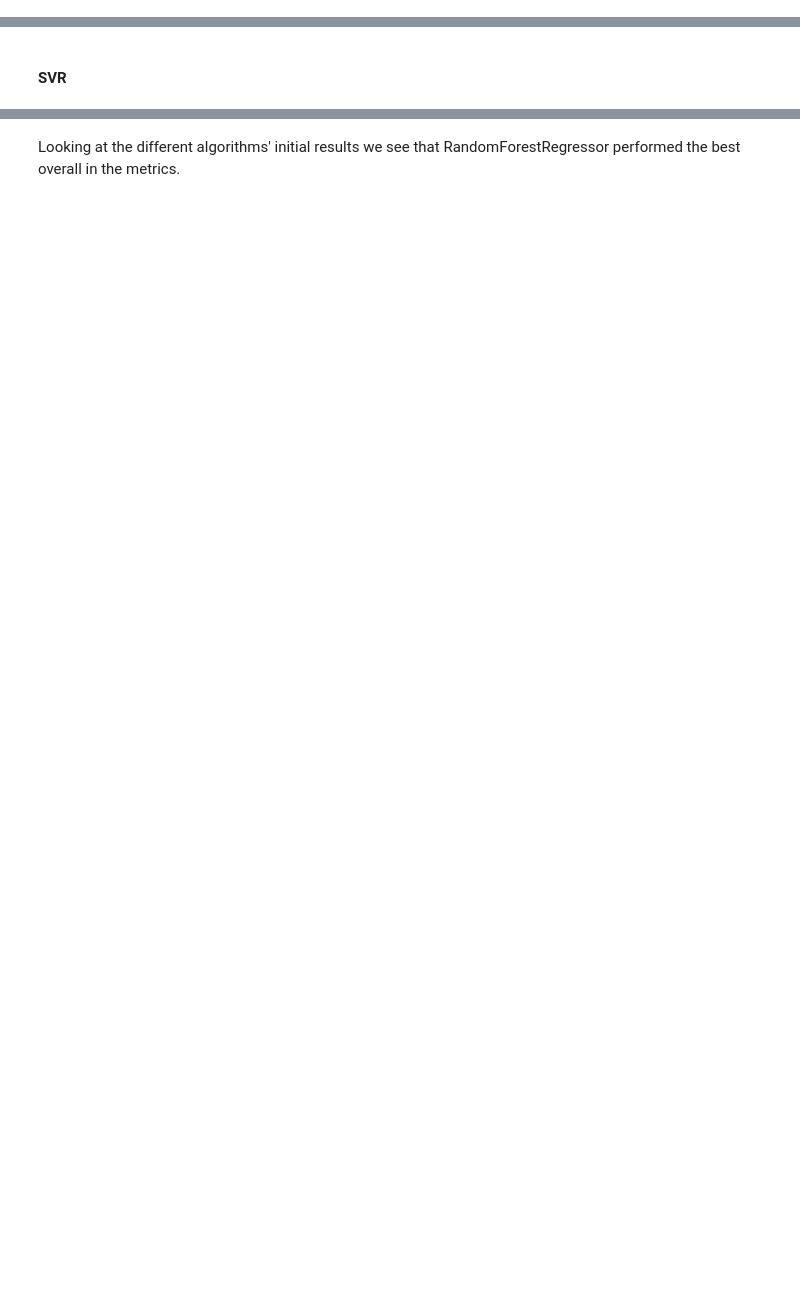
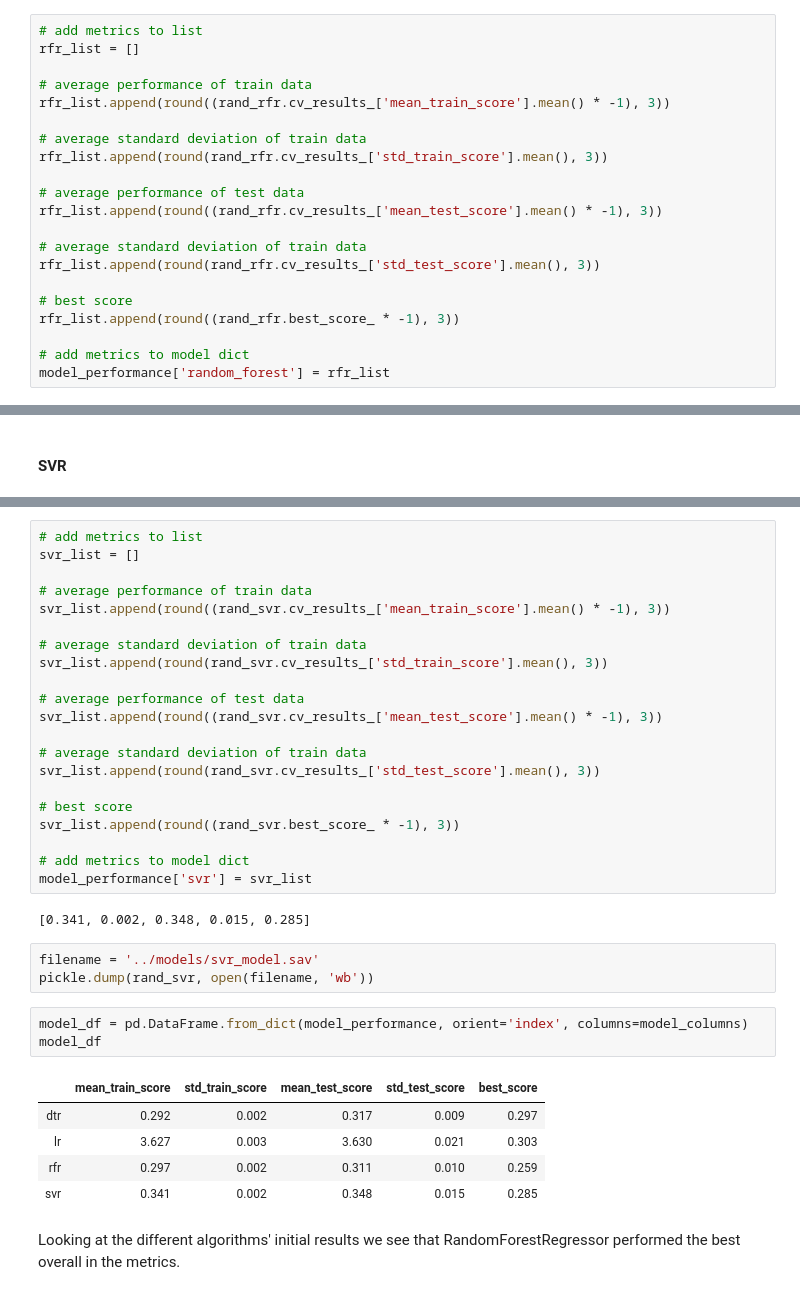
Before and after one commit to willjdew/Board-Game-Geek-Analysis, a Jupyter notebook: notebooks/bgg_model.ipynb, the cells around one changed output, grey strips where cells are left out. Drawn from its saved outputs; the diff is of its cells as text; blank space fills up the shorter version.

```diff
--- a/notebooks/bgg_model.ipynb
+++ b/notebooks/bgg_model.ipynb
@@ -126,0 +243,21 @@ df_rfr['rfr_1'] = clf_train_test(model_rfr, df, features, 'avg_rating')
+# %%
+# add metrics to list
+rfr_list = []
+
+# average performance of train data
+rfr_list.append(round((rand_rfr.cv_results_['mean_train_score'].mean() * -1), 3))
+
+# average standard deviation of train data
+rfr_list.append(round(rand_rfr.cv_results_['std_train_score'].mean(), 3))
+
+# average performance of test data
+rfr_list.append(round((rand_rfr.cv_results_['mean_test_score'].mean() * -1), 3))
+
+# average standard deviation of train data
+rfr_list.append(round(rand_rfr.cv_results_['std_test_score'].mean(), 3))
+
+# best score
+rfr_list.append(round((rand_rfr.best_score_ * -1), 3))
+
+# add metrics to model dict
+model_performance['random_forest'] = rfr_list
@@ -163,2 +298,37 @@ r2           0.821305
+# %%
+# add metrics to list
+svr_list = []
+
+# average performance of train data
+svr_list.append(round((rand_svr.cv_results_['mean_train_score'].mean() * -1), 3))
+
+# average standard deviation of train data
+svr_list.append(round(rand_svr.cv_results_['std_train_score'].mean(), 3))
+
+# average performance of test data
+svr_list.append(round((rand_svr.cv_results_['mean_test_score'].mean() * -1), 3))
+
+# average standard deviation of train data
+svr_list.append(round(rand_svr.cv_results_['std_test_score'].mean(), 3))
+
+# best score
+svr_list.append(round((rand_svr.best_score_ * -1), 3))
+
+# add metrics to model dict
+model_performance['svr'] = svr_list
+# %% [output]
+[0.341, 0.002, 0.348, 0.015, 0.285]
+# %%
+filename = '../models/svr_model.sav'
+pickle.dump(rand_svr, open(filename, 'wb'))
+# %%
+model_df = pd.DataFrame.from_dict(model_performance, orient='index', columns=model_columns)
+model_df
+# %% [output]
+|  | mean_train_score | std_train_score | mean_test_score | std_test_score | best_score |
+| dtr | 0.292 | 0.002 | 0.317 | 0.009 | 0.297 |
+| lr | 3.627 | 0.003 | 3.630 | 0.021 | 0.303 |
+| rfr | 0.297 | 0.002 | 0.311 | 0.010 | 0.259 |
+| svr | 0.341 | 0.002 | 0.348 | 0.015 | 0.285 |
 # %% [markdown]
 Looking at the different algorithms' initial results we see that RandomForestRegressor performed the best overall in the metrics.
```
Also changed, not shown: parts of 70 cells of this notebook.
